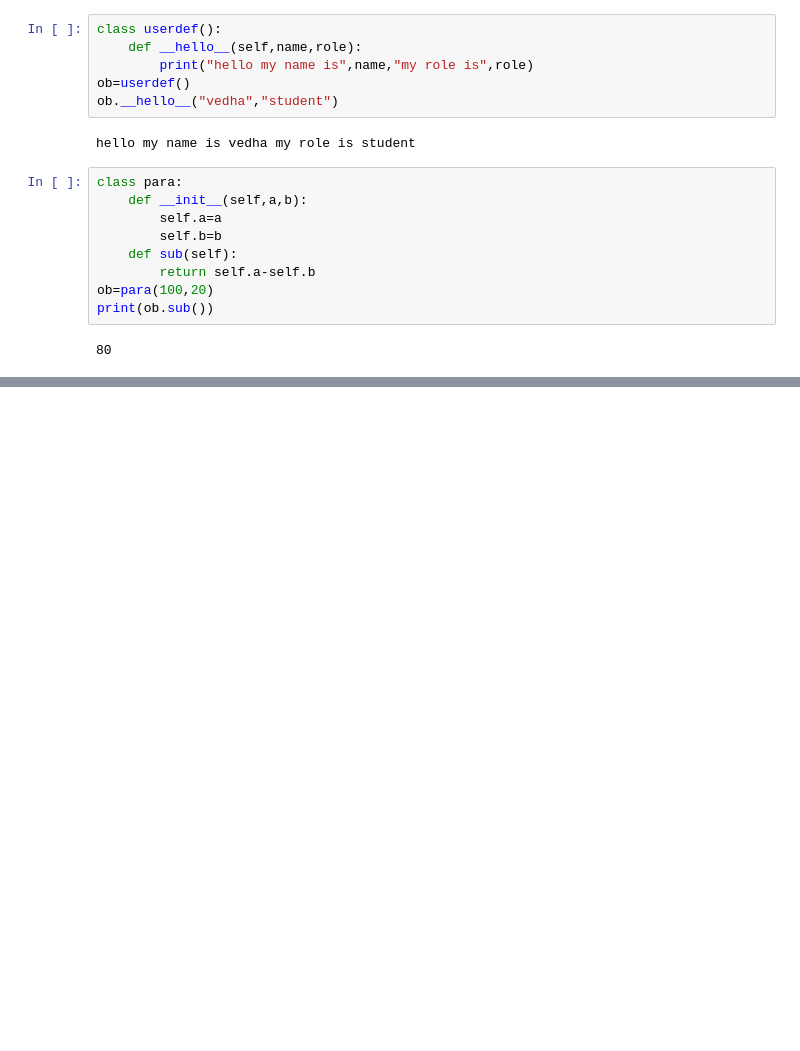
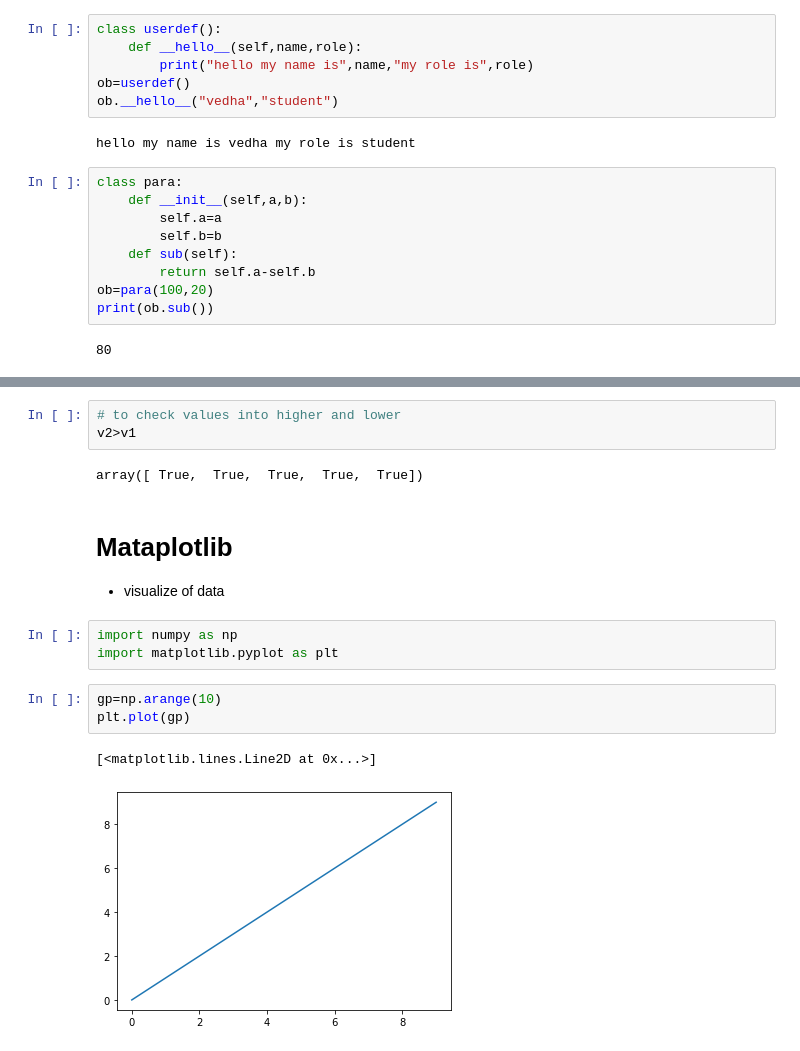
Before and after one commit to VedhaSree3433/PYTHON-VIEW, a Jupyter notebook: 7-6-2021.ipynb, the cells around one changed output, grey strips where cells are left out. Saved outputs shown, nothing was run; the diff lists cells and outputs as text; blank space fills up the shorter version.

```diff
--- a/7-6-2021.ipynb
+++ b/7-6-2021.ipynb
@@ -821,0 +1014,17 @@ array([[9, 9],
+# %%
+# to check values into higher and lower
+v2>v1
+# %% [output]
+array([ True,  True,  True,  True,  True])
+# %% [markdown]
+# Mataplotlib
+* visualize of data
+# %%
+import numpy as np
+import matplotlib.pyplot as plt
+# %%
+gp=np.arange(10)
+plt.plot(gp)
+# %% [output]
+[<matplotlib.lines.Line2D at 0x...>]
+[figure, added]
```
Also changed, not shown: parts of 183 cells of this notebook.
